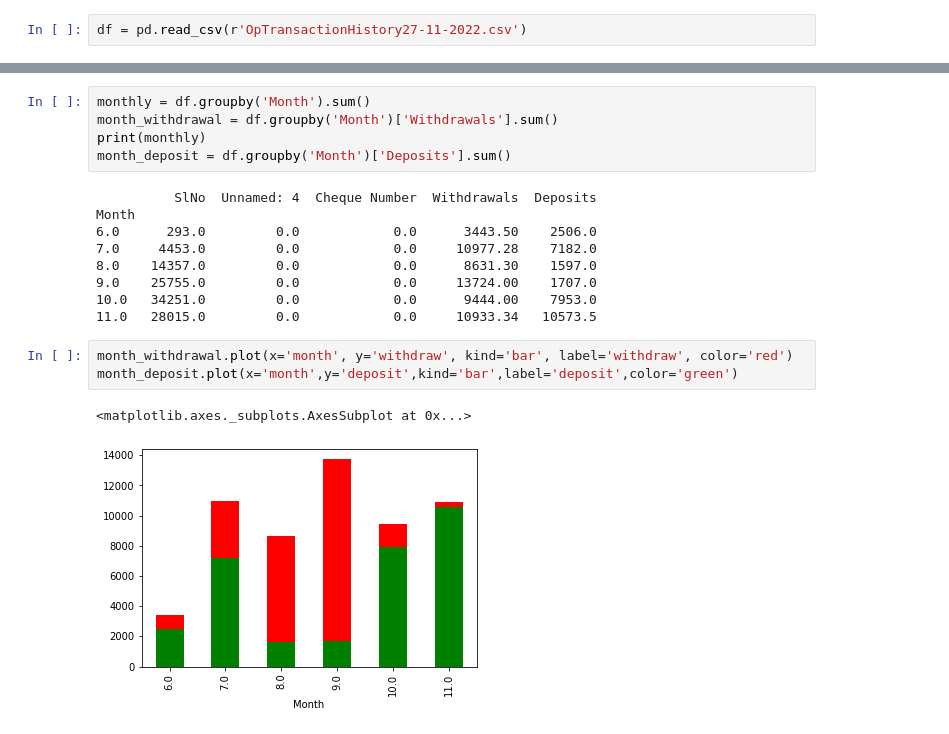
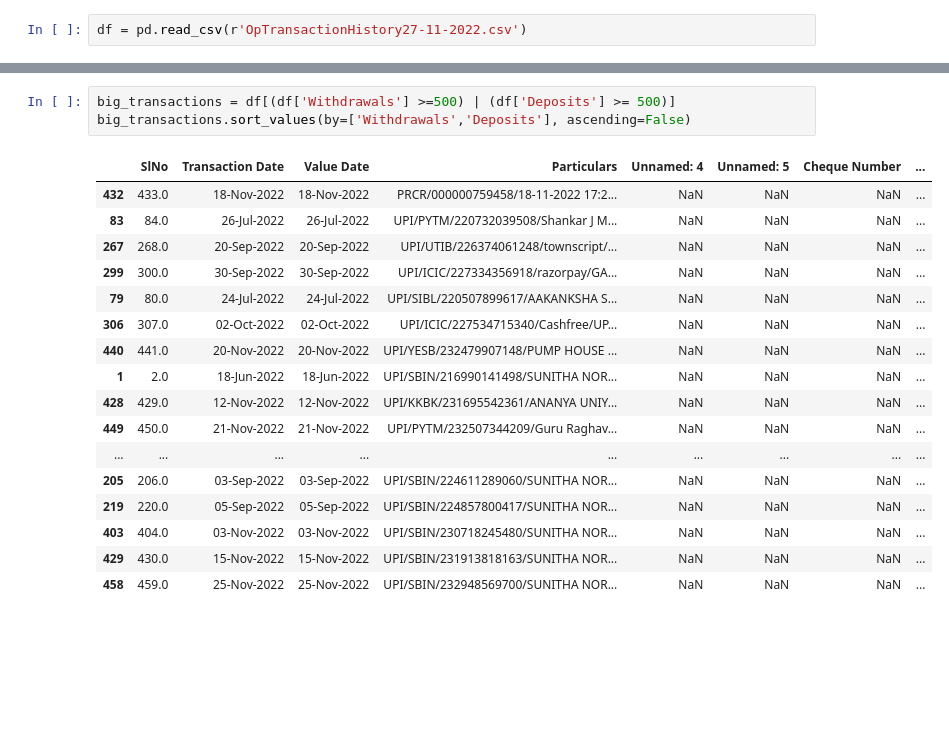
Before and after one commit to ok-noronha/Bank-Statement-Analyser, a Jupyter notebook: analyse.ipynb, the cells around one changed output, grey strips where cells are left out. Cells and saved outputs as stored; diff of their text form; blank space fills up the shorter version.

```diff
--- a/analyse.ipynb
+++ b/analyse.ipynb
@@ -22,21 +27,22 @@ outliers.head(15)
-# %%
-monthly = df.groupby('Month').sum()
-month_withdrawal = df.groupby('Month')['Withdrawals'].sum()
-print(monthly)
-month_deposit = df.groupby('Month')['Deposits'].sum()
-# %% [output]
-          SlNo  Unnamed: 4  Cheque Number  Withdrawals  Deposits
-Month
-6.0      293.0         0.0            0.0      3443.50    2506.0
-7.0     4453.0         0.0            0.0     10977.28    7182.0
-8.0    14357.0         0.0            0.0      8631.30    1597.0
-9.0    25755.0         0.0            0.0     13724.00    1707.0
-10.0   34251.0         0.0            0.0      9444.00    7953.0
-11.0   28015.0         0.0            0.0     10933.34   10573.5
-# %%
-month_withdrawal.plot(x='month', y='withdraw', kind='bar', label='withdraw', color='red')
-month_deposit.plot(x='month',y='deposit',kind='bar',label='deposit',color='green')
-# %% [output]
-<matplotlib.axes._subplots.AxesSubplot at 0x...>
-[figure, removed]
+# %%
+big_transactions = df[(df['Withdrawals'] >=500) | (df['Deposits'] >= 500)]
+big_transactions.sort_values(by=['Withdrawals','Deposits'], ascending=False)
+# %% [output]
+|  | SlNo | Transaction Date | Value Date | Particulars | Unnamed: 4 | Unnamed: 5 | Cheque Number | ... |
+| 432 | 433.0 | 18-Nov-2022 | 18-Nov-2022 | PRCR/000000759458/18-11-2022 17:2... | NaN | NaN | NaN | ... |
+| 83 | 84.0 | 26-Jul-2022 | 26-Jul-2022 | UPI/PYTM/220732039508/Shankar J M... | NaN | NaN | NaN | ... |
+| 267 | 268.0 | 20-Sep-2022 | 20-Sep-2022 | UPI/UTIB/226374061248/townscript/... | NaN | NaN | NaN | ... |
+| 299 | 300.0 | 30-Sep-2022 | 30-Sep-2022 | UPI/ICIC/227334356918/razorpay/GA... | NaN | NaN | NaN | ... |
+| 79 | 80.0 | 24-Jul-2022 | 24-Jul-2022 | UPI/SIBL/220507899617/AAKANKSHA S... | NaN | NaN | NaN | ... |
+| 306 | 307.0 | 02-Oct-2022 | 02-Oct-2022 | UPI/ICIC/227534715340/Cashfree/UP... | NaN | NaN | NaN | ... |
+| 440 | 441.0 | 20-Nov-2022 | 20-Nov-2022 | UPI/YESB/232479907148/PUMP HOUSE ... | NaN | NaN | NaN | ... |
+| 1 | 2.0 | 18-Jun-2022 | 18-Jun-2022 | UPI/SBIN/216990141498/SUNITHA NOR... | NaN | NaN | NaN | ... |
+| 428 | 429.0 | 12-Nov-2022 | 12-Nov-2022 | UPI/KKBK/231695542361/ANANYA UNIY... | NaN | NaN | NaN | ... |
+| 449 | 450.0 | 21-Nov-2022 | 21-Nov-2022 | UPI/PYTM/232507344209/Guru Raghav... | NaN | NaN | NaN | ... |
+| ... | ... | ... | ... | ... | ... | ... | ... | ... |
+| 205 | 206.0 | 03-Sep-2022 | 03-Sep-2022 | UPI/SBIN/224611289060/SUNITHA NOR... | NaN | NaN | NaN | ... |
+| 219 | 220.0 | 05-Sep-2022 | 05-Sep-2022 | UPI/SBIN/224857800417/SUNITHA NOR... | NaN | NaN | NaN | ... |
+| 403 | 404.0 | 03-Nov-2022 | 03-Nov-2022 | UPI/SBIN/230718245480/SUNITHA NOR... | NaN | NaN | NaN | ... |
+| 429 | 430.0 | 15-Nov-2022 | 15-Nov-2022 | UPI/SBIN/231913818163/SUNITHA NOR... | NaN | NaN | NaN | ... |
+| 458 | 459.0 | 25-Nov-2022 | 25-Nov-2022 | UPI/SBIN/232948569700/SUNITHA NOR... | NaN | NaN | NaN | ... |
 # %%
```
Also changed, not shown: parts of 15 cells of this notebook.
